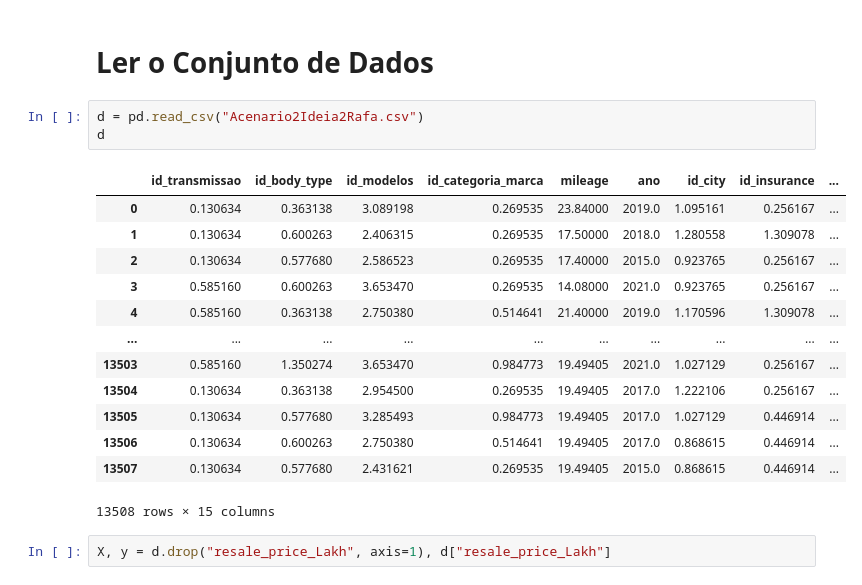
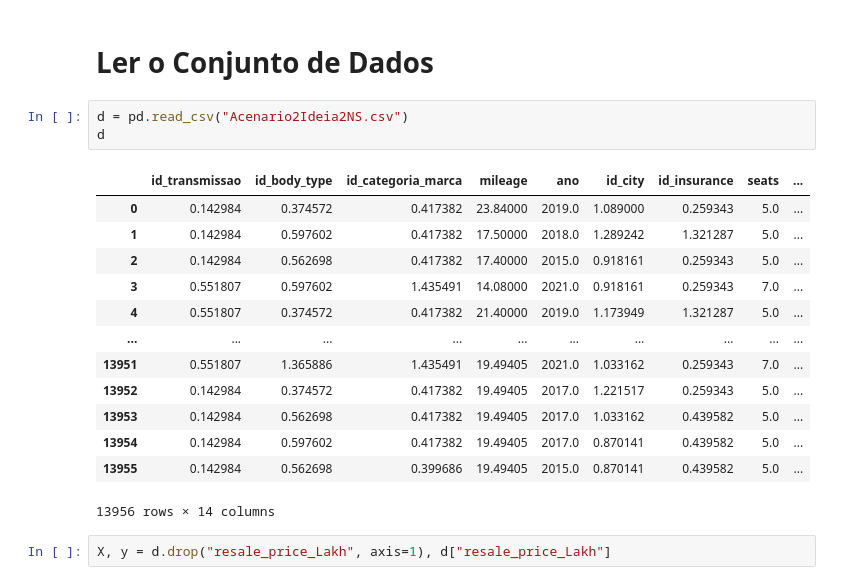
Before and after one commit to ruicoelhor22/AASE, a Jupyter notebook: atualregressao2.ipynb, the cells around one changed output. Cells and saved outputs as stored; diff of their text form.

```diff
--- a/atualregressao2.ipynb
+++ b/atualregressao2.ipynb
@@ -68,22 +68,22 @@ METRICS = {
 # %% [markdown]
 # Ler o Conjunto de Dados
 # %%
-d = pd.read_csv("Acenario2Ideia2Rafa.csv")
+d = pd.read_csv("Acenario2Ideia2NS.csv")
 d
 # %% [output]
-|  | id_transmissao | id_body_type | id_modelos | id_categoria_marca | mileage | ano | id_city | id_insurance | ... |
-| 0 | 0.130634 | 0.363138 | 3.089198 | 0.269535 | 23.84000 | 2019.0 | 1.095161 | 0.256167 | ... |
-| 1 | 0.130634 | 0.600263 | 2.406315 | 0.269535 | 17.50000 | 2018.0 | 1.280558 | 1.309078 | ... |
-| 2 | 0.130634 | 0.577680 | 2.586523 | 0.269535 | 17.40000 | 2015.0 | 0.923765 | 0.256167 | ... |
-| 3 | 0.585160 | 0.600263 | 3.653470 | 0.269535 | 14.08000 | 2021.0 | 0.923765 | 0.256167 | ... |
-| 4 | 0.585160 | 0.363138 | 2.750380 | 0.514641 | 21.40000 | 2019.0 | 1.170596 | 1.309078 | ... |
+|  | id_transmissao | id_body_type | id_categoria_marca | mileage | ano | id_city | id_insurance | seats | ... |
+| 0 | 0.142984 | 0.374572 | 0.417382 | 23.84000 | 2019.0 | 1.089000 | 0.259343 | 5.0 | ... |
+| 1 | 0.142984 | 0.597602 | 0.417382 | 17.50000 | 2018.0 | 1.289242 | 1.321287 | 5.0 | ... |
+| 2 | 0.142984 | 0.562698 | 0.417382 | 17.40000 | 2015.0 | 0.918161 | 0.259343 | 5.0 | ... |
+| 3 | 0.551807 | 0.597602 | 1.435491 | 14.08000 | 2021.0 | 0.918161 | 0.259343 | 7.0 | ... |
+| 4 | 0.551807 | 0.374572 | 0.417382 | 21.40000 | 2019.0 | 1.173949 | 1.321287 | 5.0 | ... |
 | ... | ... | ... | ... | ... | ... | ... | ... | ... | ... |
-| 13503 | 0.585160 | 1.350274 | 3.653470 | 0.984773 | 19.49405 | 2021.0 | 1.027129 | 0.256167 | ... |
-| 13504 | 0.130634 | 0.363138 | 2.954500 | 0.269535 | 19.49405 | 2017.0 | 1.222106 | 0.256167 | ... |
-| 13505 | 0.130634 | 0.577680 | 3.285493 | 0.984773 | 19.49405 | 2017.0 | 1.027129 | 0.446914 | ... |
-| 13506 | 0.130634 | 0.600263 | 2.750380 | 0.514641 | 19.49405 | 2017.0 | 0.868615 | 0.446914 | ... |
-| 13507 | 0.130634 | 0.577680 | 2.431621 | 0.269535 | 19.49405 | 2015.0 | 0.868615 | 0.446914 | ... |
+| 13951 | 0.551807 | 1.365886 | 1.435491 | 19.49405 | 2021.0 | 1.033162 | 0.259343 | 7.0 | ... |
+| 13952 | 0.142984 | 0.374572 | 0.417382 | 19.49405 | 2017.0 | 1.221517 | 0.259343 | 5.0 | ... |
+| 13953 | 0.142984 | 0.562698 | 0.417382 | 19.49405 | 2017.0 | 1.033162 | 0.439582 | 5.0 | ... |
+| 13954 | 0.142984 | 0.597602 | 0.417382 | 19.49405 | 2017.0 | 0.870141 | 0.439582 | 5.0 | ... |
+| 13955 | 0.142984 | 0.562698 | 0.399686 | 19.49405 | 2015.0 | 0.870141 | 0.439582 | 5.0 | ... |
-13508 rows × 15 columns
+13956 rows × 14 columns
 # %%
 X, y = d.drop("resale_price_Lakh", axis=1), d["resale_price_Lakh"]
 # %% [markdown]
```
Also changed, not shown: parts of 6 cells of this notebook, 14 other files.
